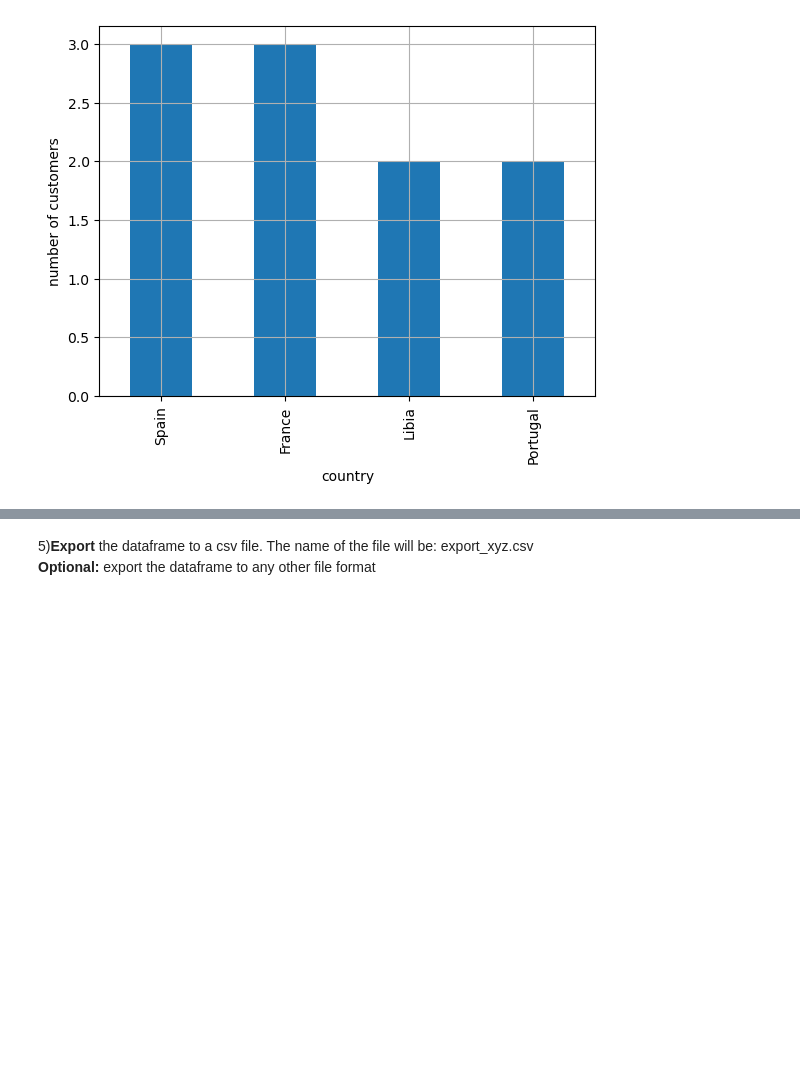
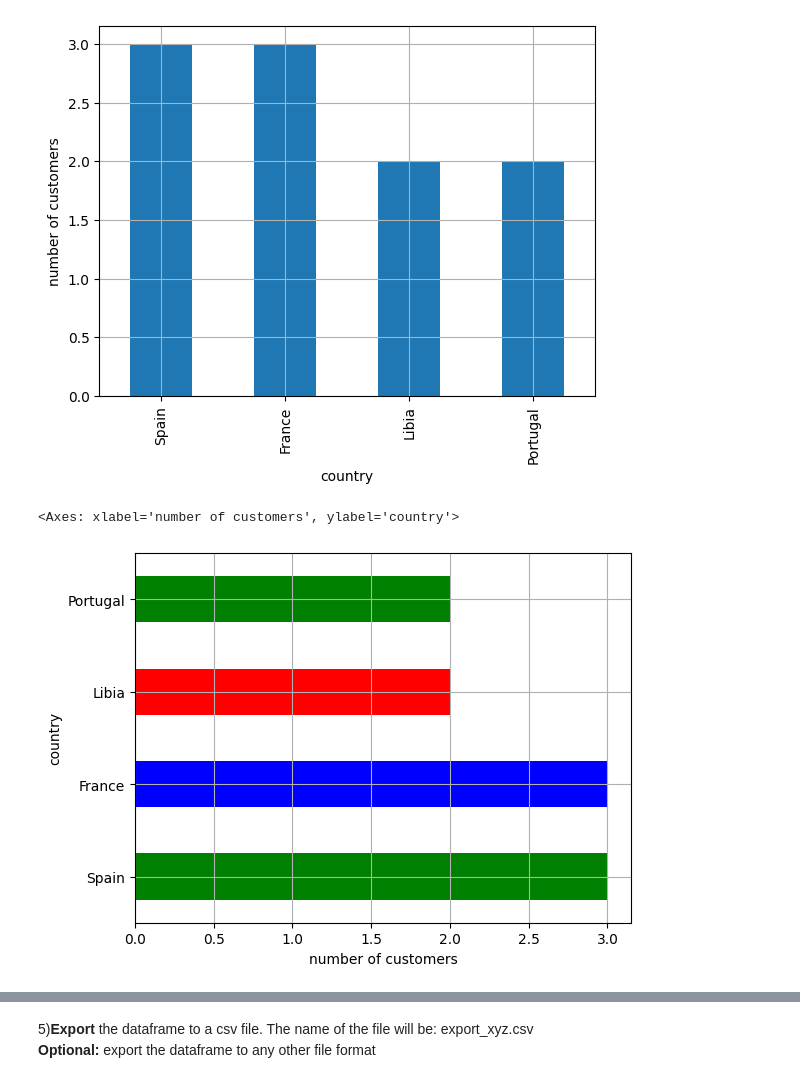
Before and after one commit to intisar2024/master_ITM, a Jupyter notebook: Assesment_M04.ipynb, the cells around one changed output, grey strips where cells are left out. Saved outputs shown, nothing was run; the diff lists cells and outputs as text; code cells hidden in the pictures; blank space fills up the shorter version.

```diff
--- a/Assesment_M04.ipynb
+++ b/Assesment_M04.ipynb
@@ -207,5 +207,14 @@ df_jvg['country'].value_counts().plot(kind='bar',
 # %% [output]
 <Axes: xlabel='country', ylabel='number of customers'>
 [figure]
+# %%
+df_IAA['country'].value_counts().plot(kind='barh',
+                                grid=True,
+                               color=['green','blue','red'],
+                                ylabel='country',
+                                xlabel='number of customers')
+# %% [output]
+<Axes: xlabel='number of customers', ylabel='country'>
+[figure, added]
 # %%
 df_IAA['country'].value_counts().plot(kind='pie',
```
Also changed, not shown: parts of 4 cells of this notebook.
